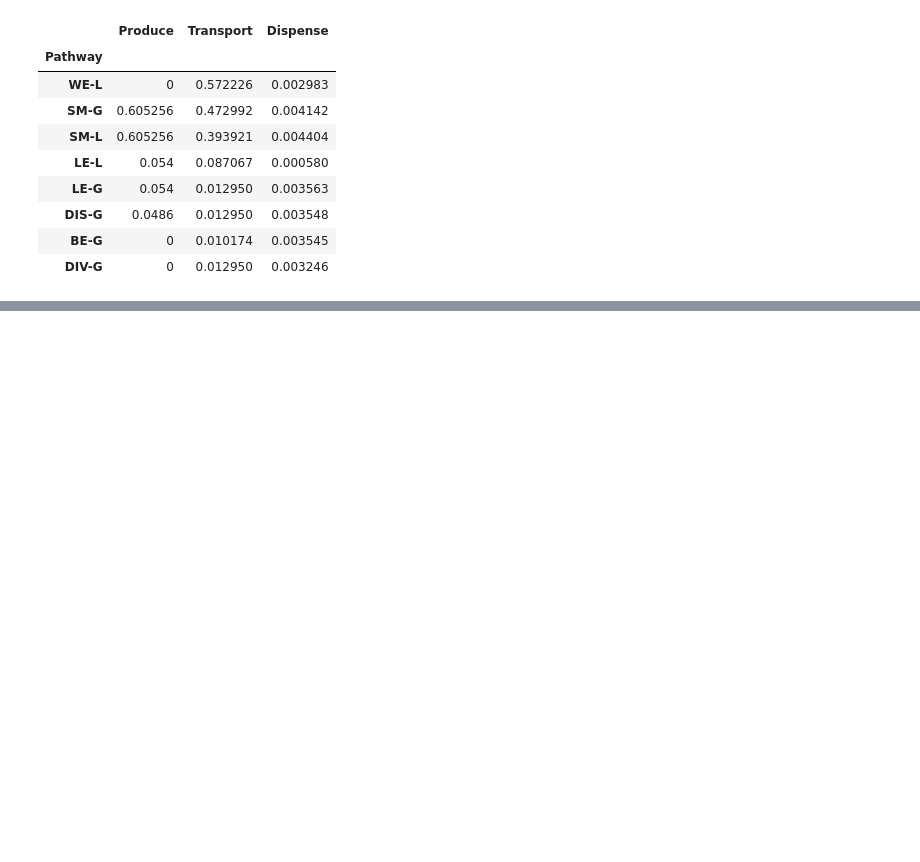
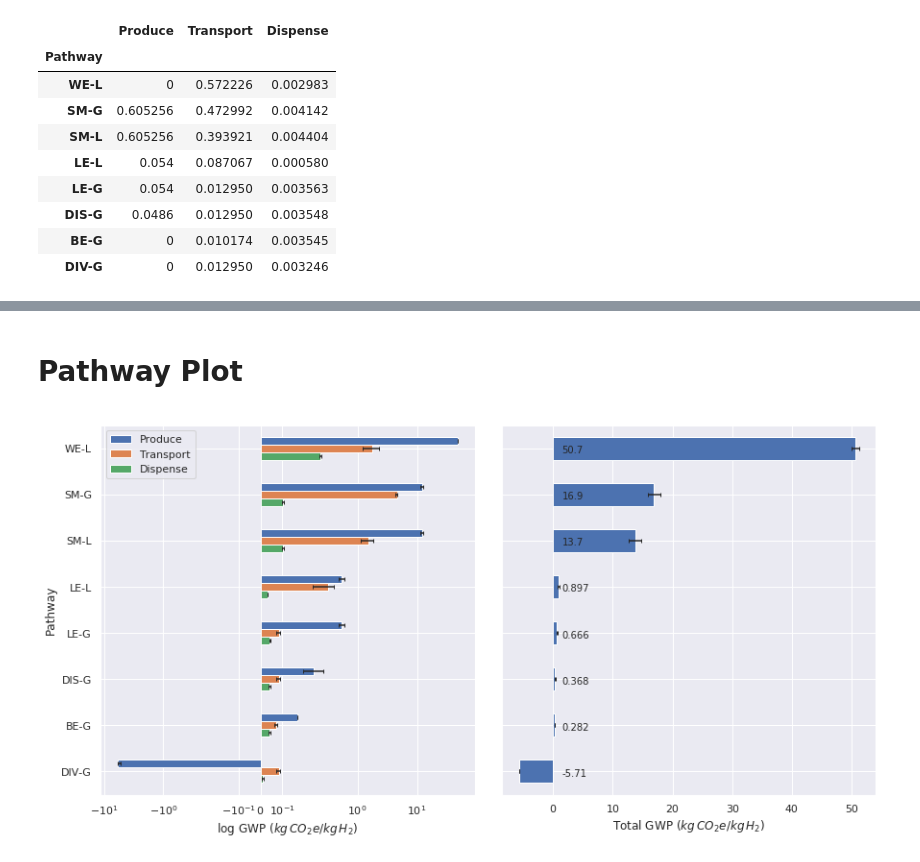
Before and after one commit to ajuuvic/h2paper, a Jupyter notebook: Plots.ipynb, the cells around one changed output, grey strips where cells are left out. Cells and saved outputs as stored; diff of their text form; code cells hidden in the pictures; blank space fills up the shorter version.

```diff
--- a/Plots.ipynb
+++ b/Plots.ipynb
@@ -374,0 +391,6 @@ fig.savefig('img_pathways.png',bbox_inches='tight')
+# %% [markdown]
+# Pathway Plot
+# %%
+pathplot()
+# %% [output]
+[figure, added]
```
Also changed, not shown: parts of 15 cells of this notebook.
